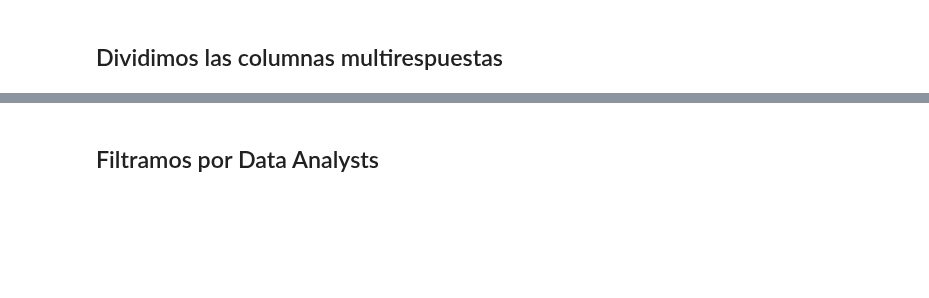
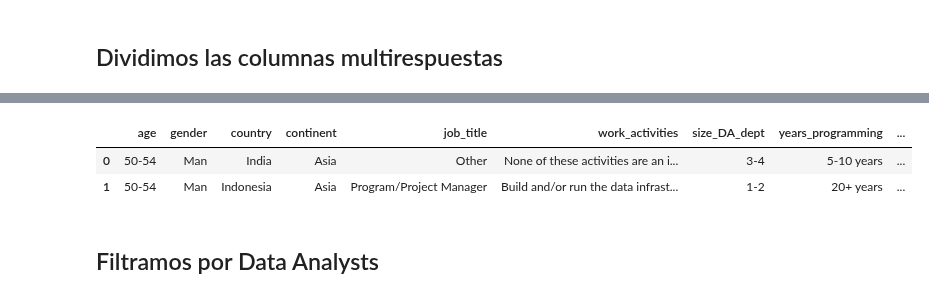
Before and after one commit to Adalab/project-da-promo-d-module-2-team-2-, a Jupyter notebook: notebooks/limpieza.ipynb, the cells around one changed output, grey strips where cells are left out. Cells and saved outputs as stored; diff of their text form; code cells hidden in the pictures; blank space fills up the shorter version.

Commit message:
función creada, for + apply, pero no funciona

```diff
--- a/notebooks/limpieza.ipynb
+++ b/notebooks/limpieza.ipynb
@@ -544,0 +538,10 @@ df_limpio[lista_dev_languages] = df_limpio["dev_language"].str.split(",", expand
+# %%
+def buscar (lista_string, columna):
+    try:
+        for i in lista_string:
+            if i in columna:
+                return 1
+            else:
+                return 0
+    except:
+        return np.nan
@@ -544,0 +585,12 @@ df_limpio[lista_dev_languages] = df_limpio["dev_language"].str.split(",", expand
+# %%
+lista_respuestas_dev_lang = diccionario_respuestas['dev_language']
+# %%
+def buscar (columna):
+    try:
+        for i in lista_respuestas_dev_lang:
+            if i in columna:
+                return 1
+            else:
+                return 0
+    except:
+        return np.nan
@@ -545,3 +613,12 @@ df_limpio[lista_dev_languages] = df_limpio["dev_language"].str.split(",", expand
+# %%
+for i in lista_dev_languages:
+    df_limpio[i] = df_limpio['dev_language'].apply(buscar)
+# %%
+df_limpio.head(2)
+# %% [output]
+|  | age | gender | country | continent | job_title | work_activities | size_DA_dept | years_programming | ... |
+| 0 | 50-54 | Man | India | Asia | Other | None of these activities are an i... | 3-4 | 5-10 years | ... |
+| 1 | 50-54 | Man | Indonesia | Asia | Program/Project Manager | Build and/or run the data infrast... | 1-2 | 20+ years | ... |
 # %% [markdown]
 ## Filtramos por Data Analysts
 # %%
```
Also changed, not shown: parts of 8 cells of this notebook.
